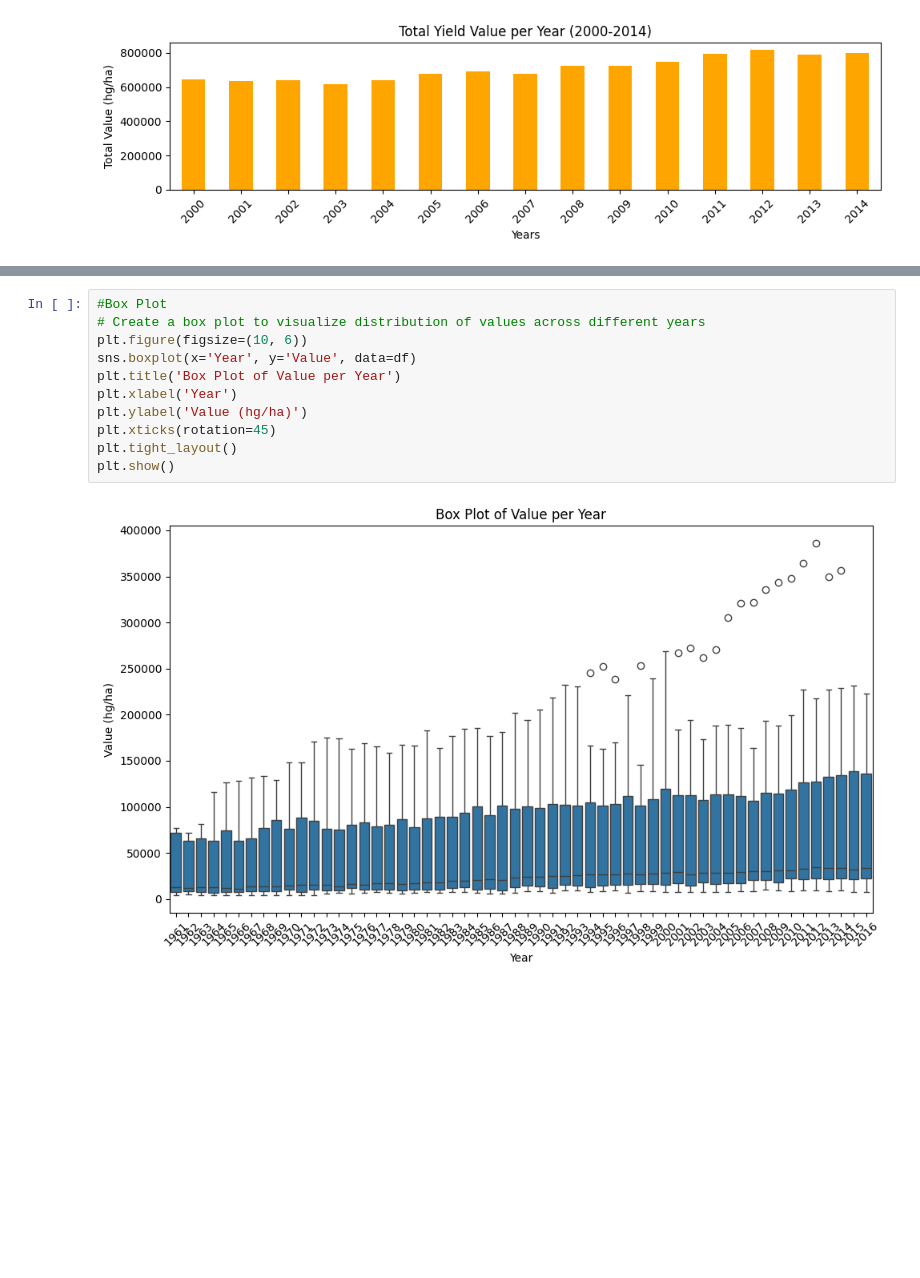
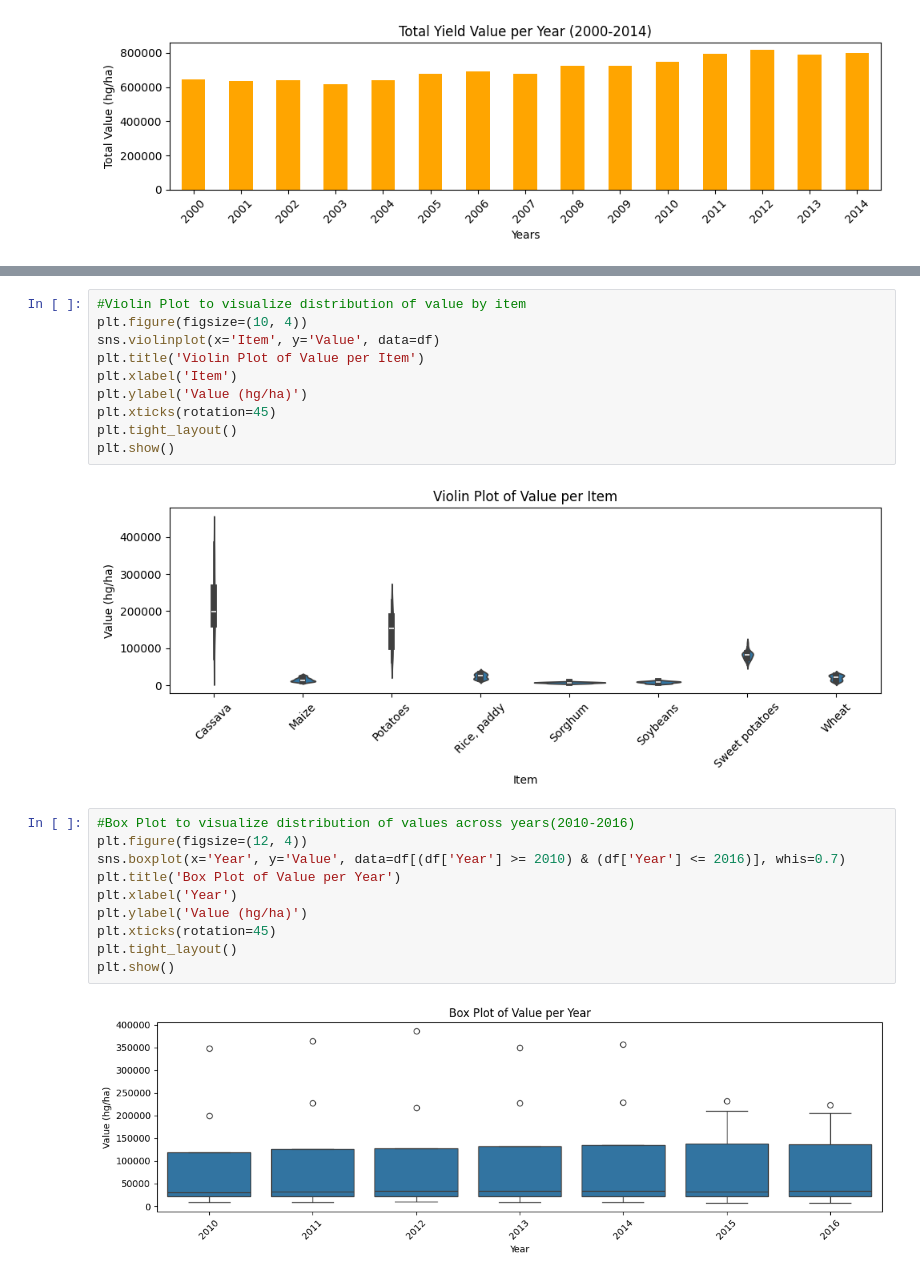
Before and after one commit to YashD15/DSPS-Lab, a Jupyter notebook: exp2.ipynb, the cells around one changed output, grey strips where cells are left out. Cells and saved outputs as stored; diff of their text form; blank space fills up the shorter version.

```diff
--- a/exp2.ipynb
+++ b/exp2.ipynb
@@ -78,14 +102,25 @@ plt.show()
+# %%
+#Violin Plot to visualize distribution of value by item
+plt.figure(figsize=(10, 4))
+sns.violinplot(x='Item', y='Value', data=df)
+plt.title('Violin Plot of Value per Item')
+plt.xlabel('Item')
+plt.ylabel('Value (hg/ha)')
+plt.xticks(rotation=45)
+plt.tight_layout()
+plt.show()
+# %% [output]
+[figure, new version]
 # %%
-#Box Plot
-# Create a box plot to visualize distribution of values across different years
-plt.figure(figsize=(10, 6))
-sns.boxplot(x='Year', y='Value', data=df)
+#Box Plot to visualize distribution of values across years(2010-2016)
+plt.figure(figsize=(12, 4))
+sns.boxplot(x='Year', y='Value', data=df[(df['Year'] >= 2010) & (df['Year'] <= 2016)], whis=0.7)
 plt.title('Box Plot of Value per Year')
 plt.xlabel('Year')
 plt.ylabel('Value (hg/ha)')
 plt.xticks(rotation=45)
 plt.tight_layout()
 plt.show()
 # %% [output]
-[figure, old version]
+[figure, new version]
 # %%
```
Also changed, not shown: parts of 11 cells of this notebook.
